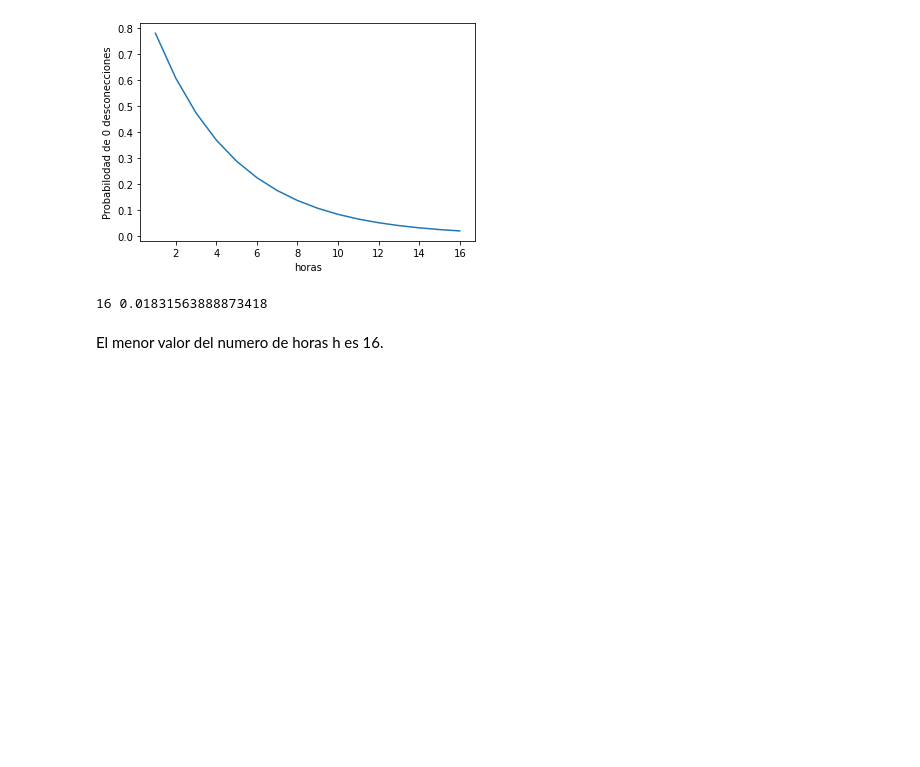
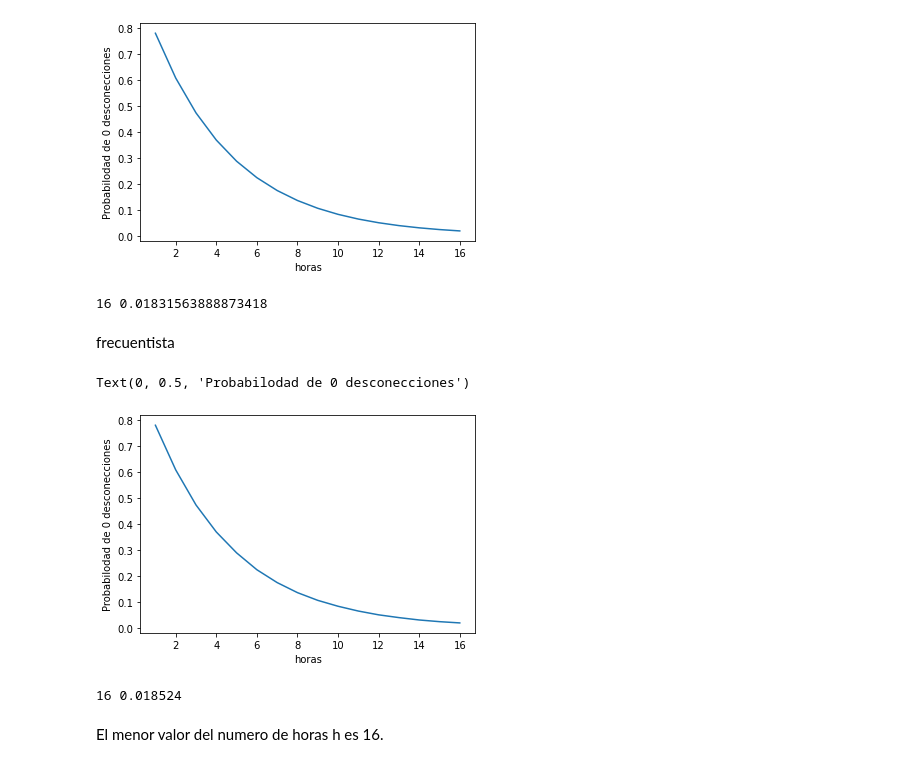
Before and after one commit to slaverdeg/complementaria, a Jupyter notebook: Taller 4/Punto 2.ipynb, the cells around one changed output. Drawn from its saved outputs; the diff is of its cells as text; code cells hidden in the pictures; blank space fills up the shorter version.

```diff
--- a/Taller 4/Punto 2.ipynb
+++ b/Taller 4/Punto 2.ipynb
@@ -133,3 +143,13 @@ for i in x:
+# %%
+n = 100000
+events = np.random.poisson(1,n)
+N = 10
+p = np.zeros(shape=N+1)
+for i in events:
+    for j in x:
+        if i == j:
+            p[int(j)] += 1
+p = p/n
 # %%
 plt.plot(x,p)
 plt.xlabel('Número de desconexiones en un periodo de 4 horas')
@@ -193,10 +215,51 @@ plt.ylabel('Probabilodad de 0 desconecciones')
 # %% [output]
 Text(0, 0.5, 'Probabilodad de 0 desconecciones')
 [figure]
+# %%
+print(h_,p0[-1])
+# %% [output]
+16 0.01831563888873418
+# %% [markdown]
+frecuentista
+# %%
+N = 20
+miu = 0.25
+h = np.zeros(shape=N,dtype=int)
+c = 1
+for i in range(N):
+    h[i] = int(c)
+    c += 1
+
+p = 1
+p0 = []
+h_ = 0
+h = []
+n = 1000000
+while p >= 0.02:
+    h_ += 1
+    h.append(h_)
+    events = np.random.poisson(miu,n)
+    #print(events)
+    p = 0
+    for e in events:
+        if e == 0:
+            p += 1
+    p = p/n
+    #print(p)
+    p0.append(p)
+    miu += 0.25
+
+p0 = np.array(p0)
+plt.plot(h,p0)
+plt.xlabel('horas')
+plt.ylabel('Probabilodad de 0 desconecciones')
+# %% [output]
+Text(0, 0.5, 'Probabilodad de 0 desconecciones')
+[figure, added]
 # %%
 print(h_,p0[-1])
 # %% [output]
-16 0.01831563888873418
+16 0.018524
 # %% [markdown]
 El menor valor del numero de horas h es 16.
 # %% [markdown]
```
Also changed, not shown: parts of 20 cells of this notebook.
